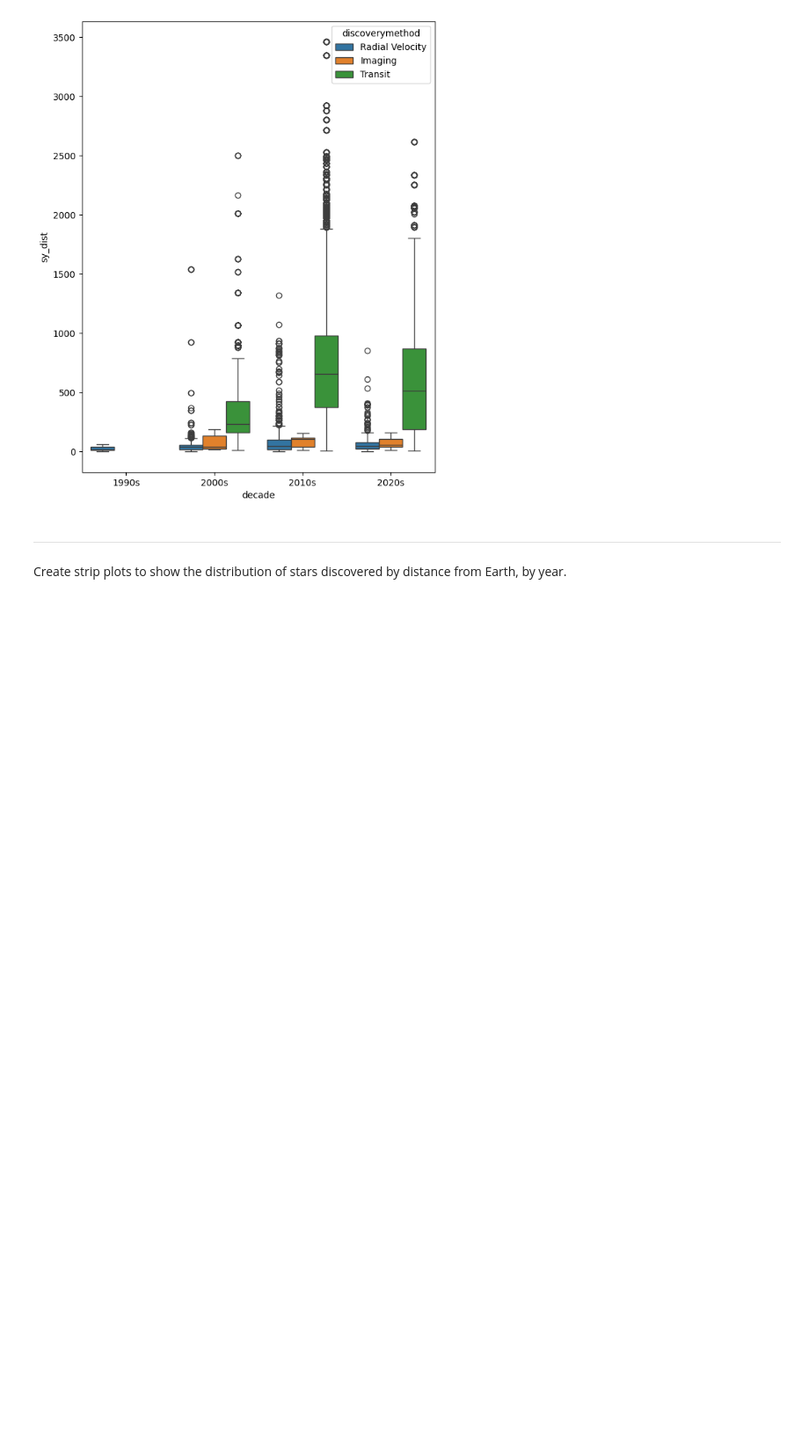
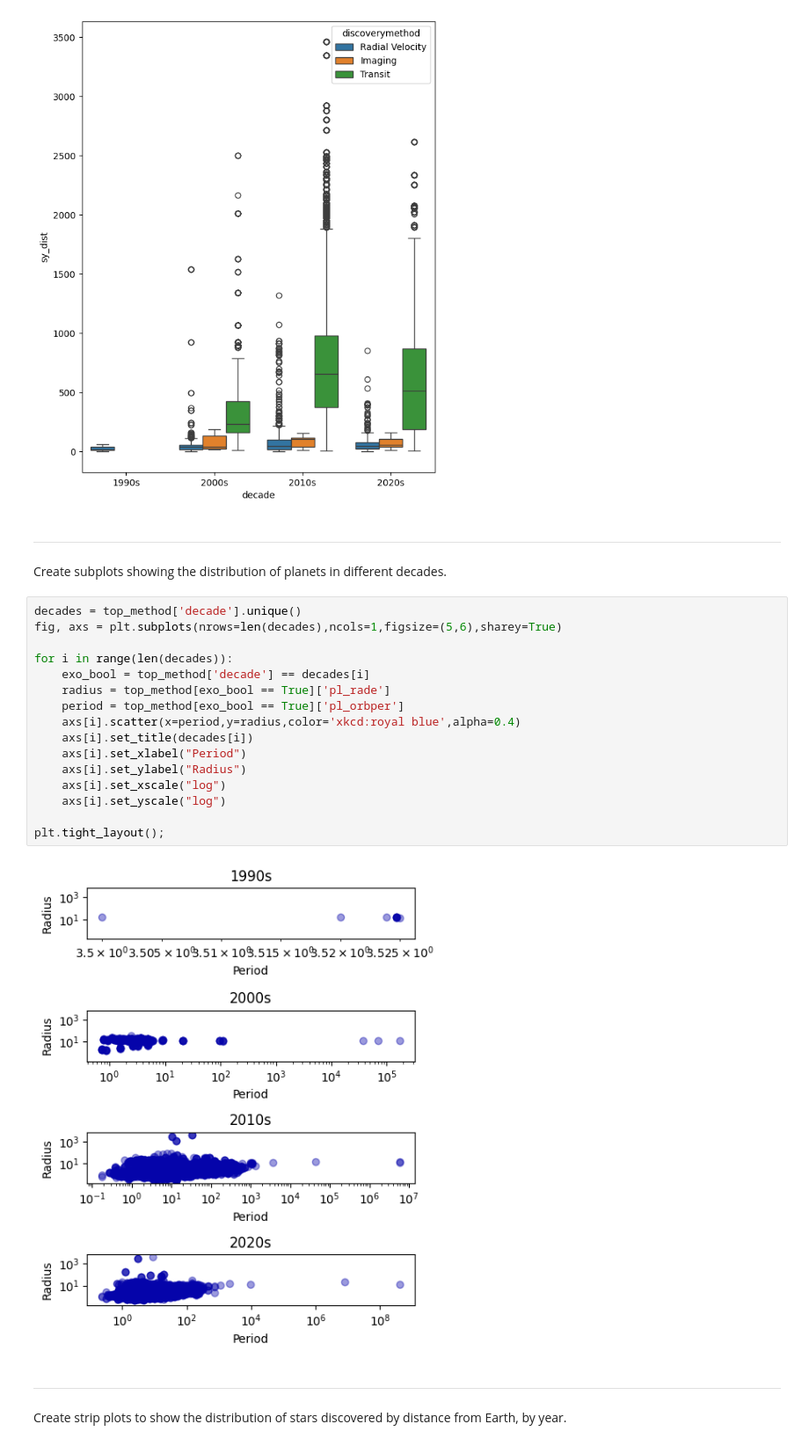
Before and after one commit to baconarray/DS5010_final, a Jupyter notebook: exoplanets.ipynb, the cells around one changed output. Shown at 88% size. Drawn from its saved outputs; the diff is of its cells as text; blank space fills up the shorter version.

```diff
--- a/exoplanets.ipynb
+++ b/exoplanets.ipynb
@@ -206,6 +206,27 @@ plt.figure(figsize=(7,9))
 sns.boxplot(data=top_method.loc[nasa['discoverymethod'] != 'Microlensing'],y='sy_dist',x='decade',hue='discoverymethod');
 # %% [output]
 [figure]
+# %% [markdown]
+***
+Create subplots showing the distribution of planets in different decades.
+# %%
+decades = top_method['decade'].unique()
+fig, axs = plt.subplots(nrows=len(decades),ncols=1,figsize=(5,6),sharey=True)
+
+for i in range(len(decades)):
+    exo_bool = top_method['decade'] == decades[i]
+    radius = top_method[exo_bool == True]['pl_rade']
+    period = top_method[exo_bool == True]['pl_orbper']
+    axs[i].scatter(x=period,y=radius,color='xkcd:royal blue',alpha=0.4)
+    axs[i].set_title(decades[i])
+    axs[i].set_xlabel("Period")
+    axs[i].set_ylabel("Radius")
+    axs[i].set_xscale("log")
+    axs[i].set_yscale("log")
+
+plt.tight_layout();
+# %% [output]
+[figure, added]
 # %% [markdown]
 ***
 Create strip plots to show the distribution of stars discovered by distance from Earth, by year.
```
